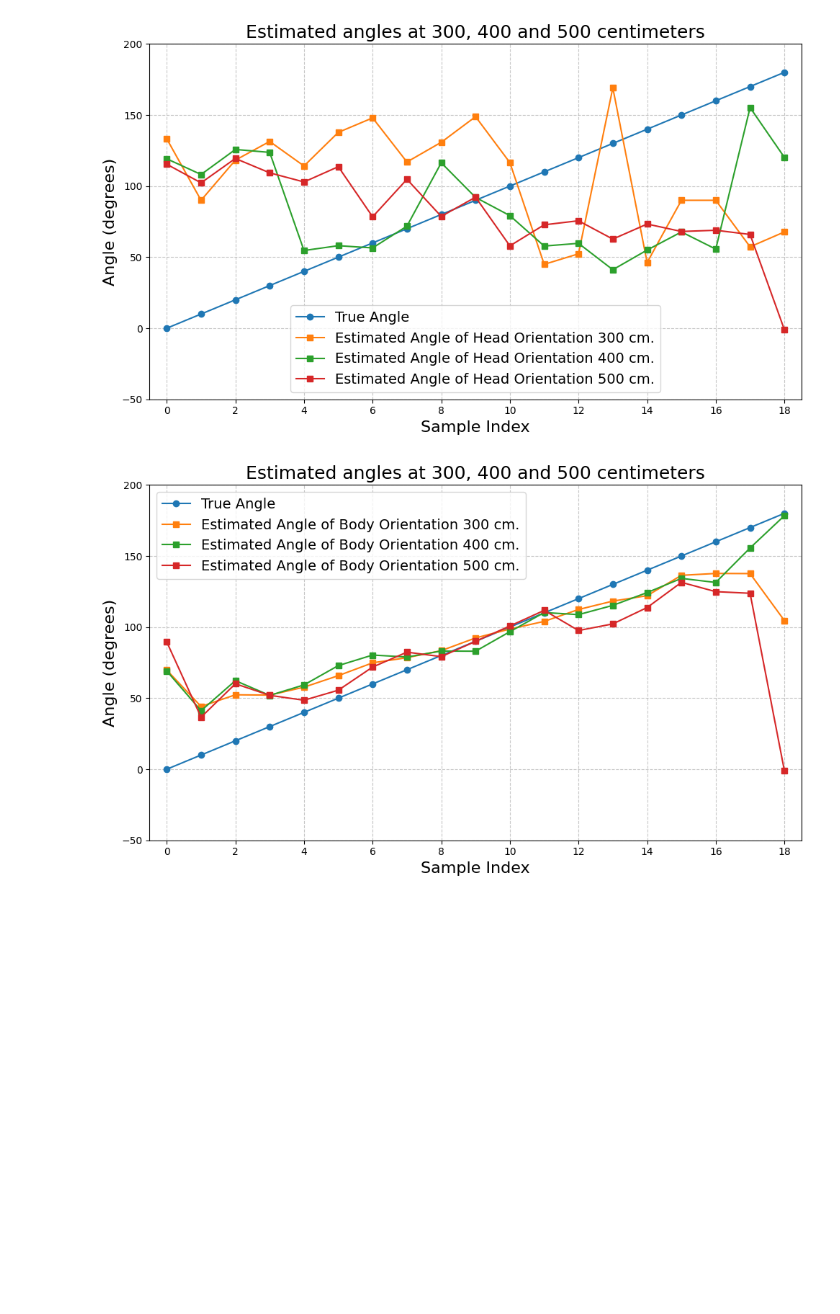
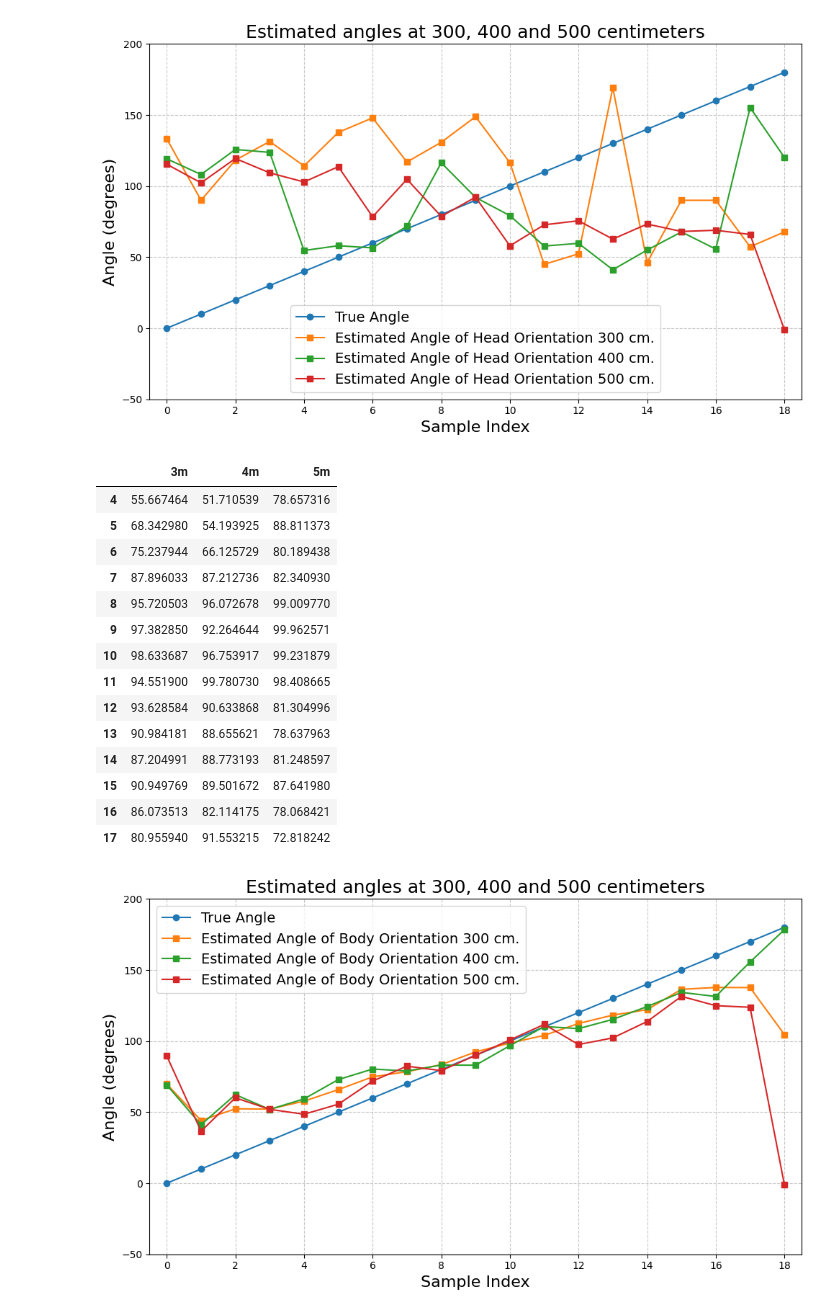
Before and after one commit to stevenaraujo98/integracion_pcl, a Jupyter notebook: get_res.ipynb, the cells around one changed output. Drawn from its saved outputs; the diff is of its cells as text; code cells hidden in the pictures; blank space fills up the shorter version.

```diff
--- a/get_res.ipynb
+++ b/get_res.ipynb
@@ -962,6 +972,29 @@ plt.tight_layout()
 plt.show()
 # %% [output]
 [figure]
+# %%
+df_orientaciones_cabeza_concat = pd.concat([df_orientaciones_cabeza_300["precisión_tronco"], df_orientaciones_cabeza_400["precisión_tronco"], df_orientaciones_cabeza_500["precisión_tronco"]], axis=1)
+df_orientaciones_cabeza_concat.columns = ["3m", "4m", "5m"]
+# mayor a 70 en las 3 columnas
+df_orientaciones_cabeza_concat[df_orientaciones_cabeza_concat["3m"] > 70] # 6 a 17
+df_orientaciones_cabeza_concat[df_orientaciones_cabeza_concat["4m"] > 70] # 7 a 18
+df_orientaciones_cabeza_concat[df_orientaciones_cabeza_concat["5m"] > 70] # 4 a 17
+# %% [output]
+|  | 3m | 4m | 5m |
+| 4 | 55.667464 | 51.710539 | 78.657316 |
+| 5 | 68.342980 | 54.193925 | 88.811373 |
+| 6 | 75.237944 | 66.125729 | 80.189438 |
+| 7 | 87.896033 | 87.212736 | 82.340930 |
+| 8 | 95.720503 | 96.072678 | 99.009770 |
+| 9 | 97.382850 | 92.264644 | 99.962571 |
+| 10 | 98.633687 | 96.753917 | 99.231879 |
+| 11 | 94.551900 | 99.780730 | 98.408665 |
+| 12 | 93.628584 | 90.633868 | 81.304996 |
+| 13 | 90.984181 | 88.655621 | 78.637963 |
+| 14 | 87.204991 | 88.773193 | 81.248597 |
+| 15 | 90.949769 | 89.501672 | 87.641980 |
+| 16 | 86.073513 | 82.114175 | 78.068421 |
+| 17 | 80.955940 | 91.553215 | 72.818242 |
 # %%
 # Crear la figura y los ejes
 fig, ax = plt.subplots(figsize=(10, 6))
```
Also changed, not shown: parts of 1 cell of this notebook, 3 other files.
